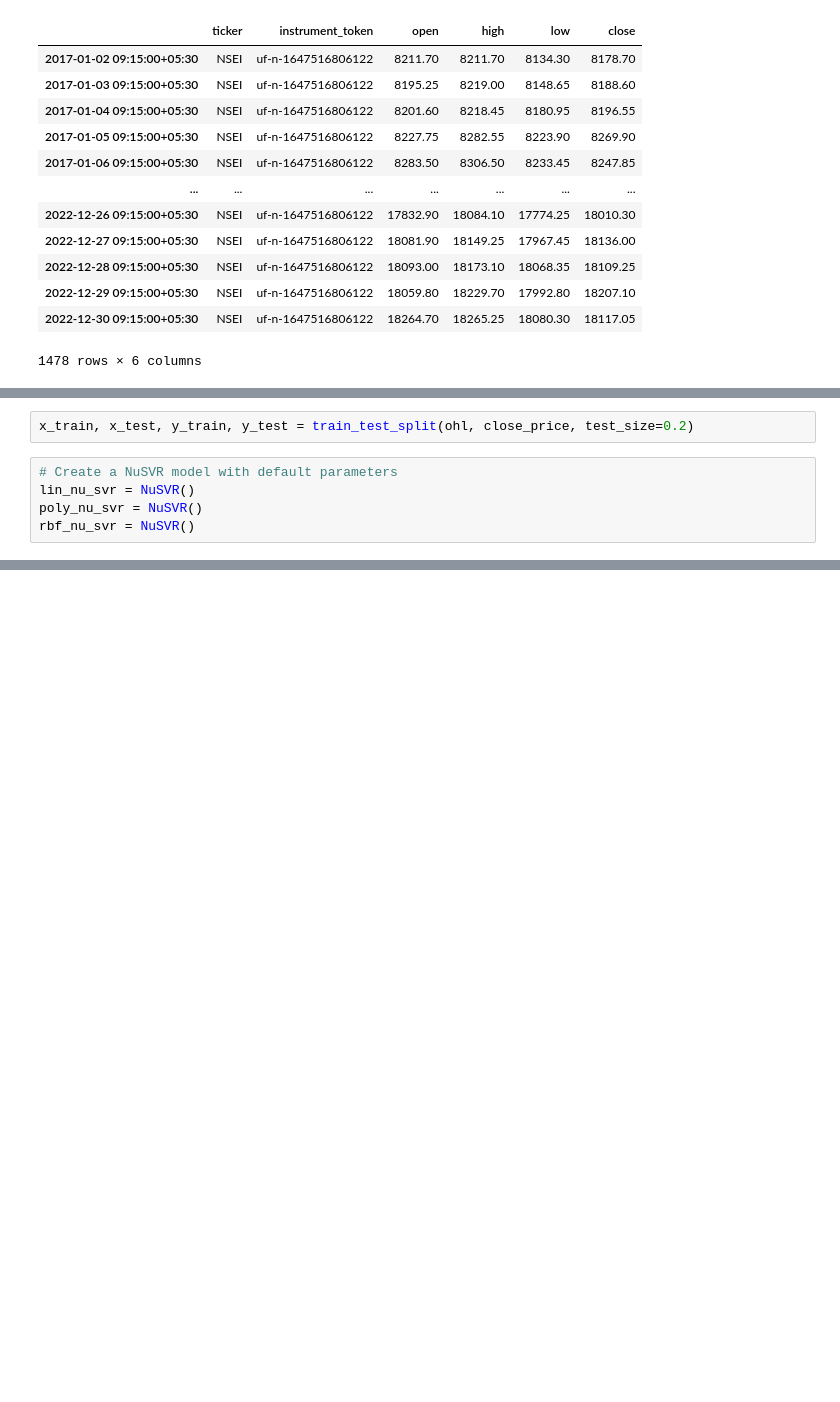
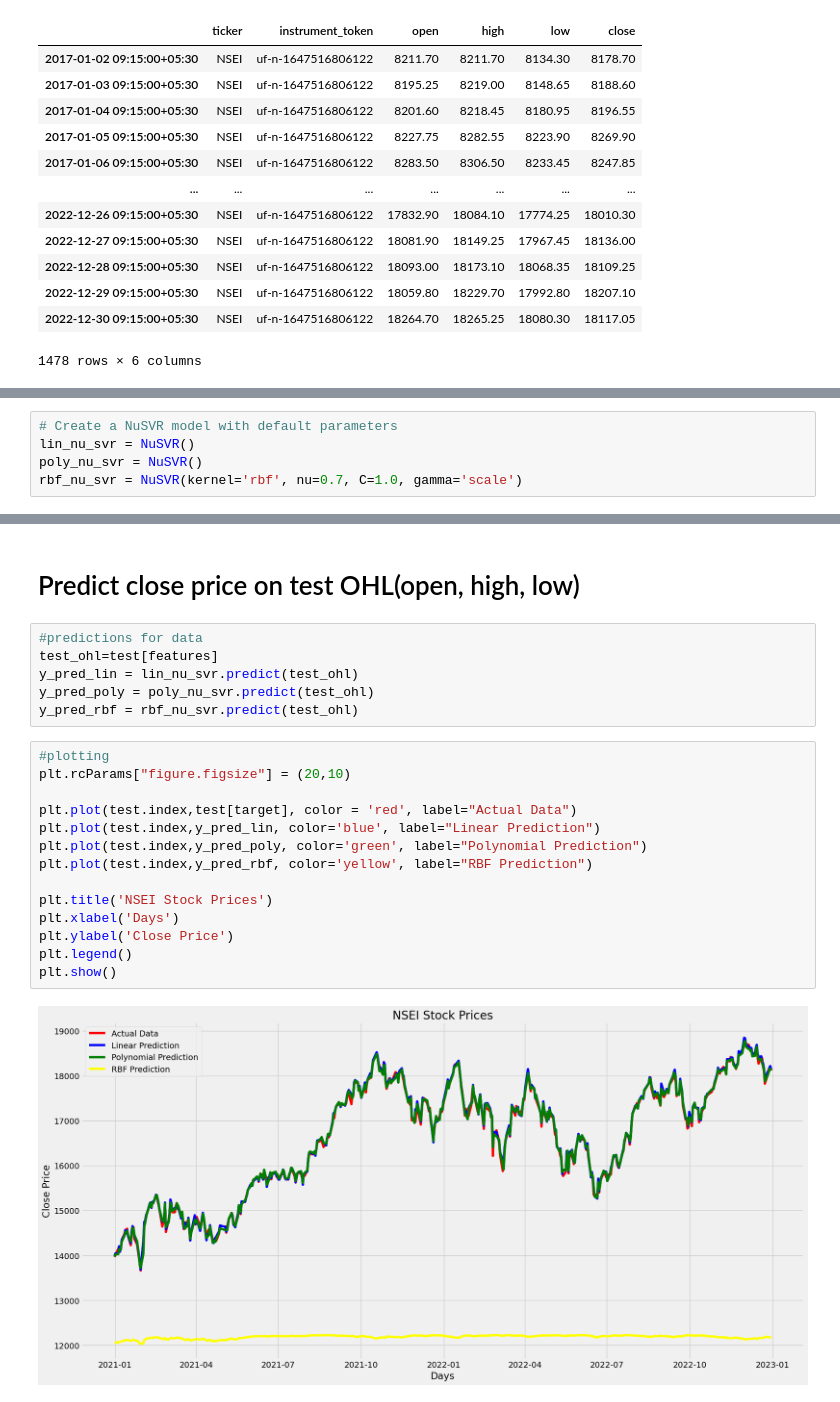
Before and after one commit to Abbas-Source/alianzworkz-internship, a Jupyter notebook: NuSVR/stock-prediction-using-nusvr.ipynb, the cells around one changed output, grey strips where cells are left out. Drawn from its saved outputs; the diff is of its cells as text; blank space fills up the shorter version.

```diff
--- a/NuSVR/stock-prediction-using-nusvr.ipynb
+++ b/NuSVR/stock-prediction-using-nusvr.ipynb
@@ -88,11 +72,9 @@ for close in _df.close:
     close_price.append(float(close))
-# %%
-x_train, x_test, y_train, y_test = train_test_split(ohl, close_price, test_size=0.2)
 # %%
 # Create a NuSVR model with default parameters
 lin_nu_svr = NuSVR()
 poly_nu_svr = NuSVR()
-rbf_nu_svr = NuSVR()
+rbf_nu_svr = NuSVR(kernel='rbf', nu=0.7, C=1.0, gamma='scale')
 # %%
 #3 Support Vector Regressor
 
@@ -142,0 +193,24 @@ Mean Squared Error RBF: 7898239.22969142
+# %% [markdown]
+# Predict close price on test OHL(open, high, low)
+# %%
+#predictions for data
+test_ohl=test[features]
+y_pred_lin = lin_nu_svr.predict(test_ohl)
+y_pred_poly = poly_nu_svr.predict(test_ohl)
+y_pred_rbf = rbf_nu_svr.predict(test_ohl)
+# %%
+#plotting
+plt.rcParams["figure.figsize"] = (20,10)
+
+plt.plot(test.index,test[target], color = 'red', label="Actual Data")
+plt.plot(test.index,y_pred_lin, color='blue', label="Linear Prediction")
+plt.plot(test.index,y_pred_poly, color='green', label="Polynomial Prediction")
+plt.plot(test.index,y_pred_rbf, color='yellow', label="RBF Prediction")
+
+plt.title('NSEI Stock Prices')
+plt.xlabel('Days')
+plt.ylabel('Close Price')
+plt.legend()
+plt.show()
+# %% [output]
+[figure, added]
```
Also changed, not shown: parts of 30 cells of this notebook, 3 other files.
